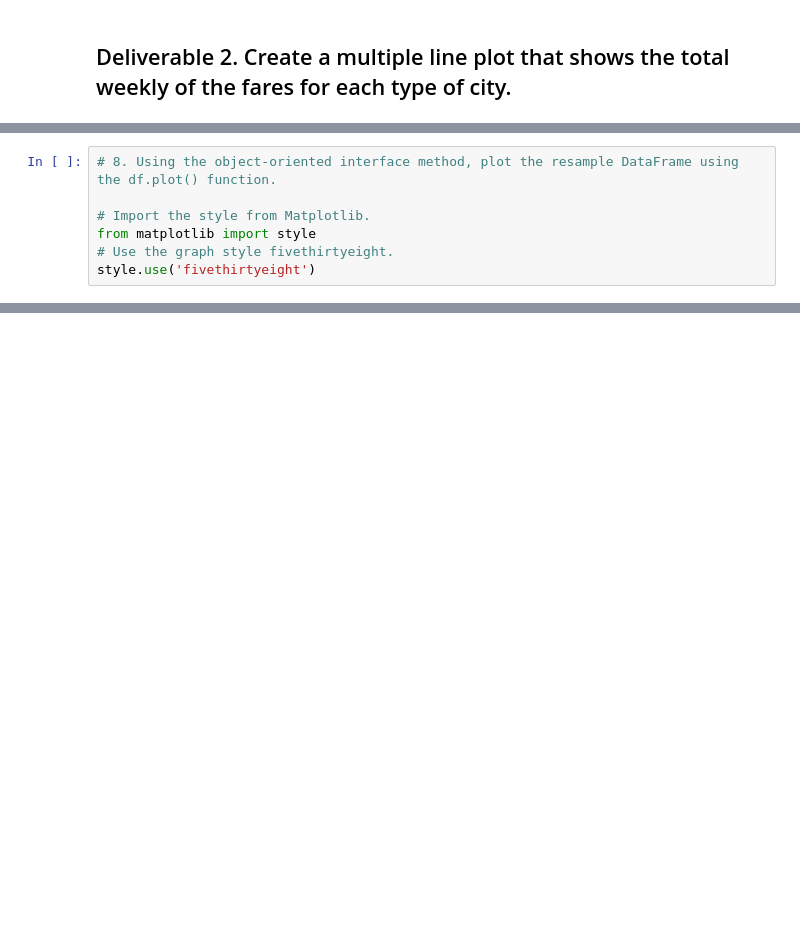
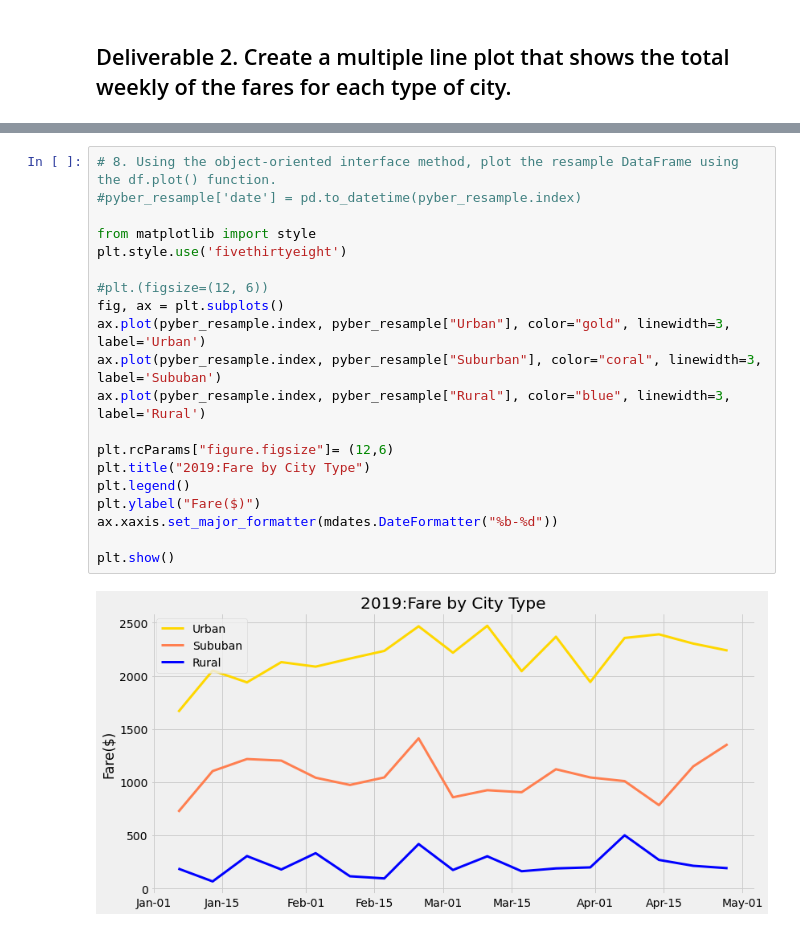
Before and after one commit to nabilram/pyber_analytics, a Jupyter notebook: PyBer_Challenge.ipynb, the cells around one changed output, grey strips where cells are left out. Drawn from its saved outputs; the diff is of its cells as text; blank space fills up the shorter version.

```diff
--- a/PyBer_Challenge.ipynb
+++ b/PyBer_Challenge.ipynb
@@ -146,7 +58,0 @@ pyber_weekly_df.index = pd.to_datetime(pyber_weekly_df.index)
-# %%
-# 8. Using the object-oriented interface method, plot the resample DataFrame using the df.plot() function.
-
-# Import the style from Matplotlib.
-from matplotlib import style
-# Use the graph style fivethirtyeight.
-style.use('fivethirtyeight')
@@ -152,0 +112,22 @@ style.use('fivethirtyeight')
+# %%
+# 8. Using the object-oriented interface method, plot the resample DataFrame using the df.plot() function.
+#pyber_resample['date'] = pd.to_datetime(pyber_resample.index)
+
+from matplotlib import style
+plt.style.use('fivethirtyeight')
+
+#plt.(figsize=(12, 6))
+fig, ax = plt.subplots()
+ax.plot(pyber_resample.index, pyber_resample["Urban"], color="gold", linewidth=3, label='Urban')
+ax.plot(pyber_resample.index, pyber_resample["Suburban"], color="coral", linewidth=3, label='Sububan')
+ax.plot(pyber_resample.index, pyber_resample["Rural"], color="blue", linewidth=3, label='Rural')
+
+plt.rcParams["figure.figsize"]= (12,6)
+plt.title("2019:Fare by City Type")
+plt.legend()
+plt.ylabel("Fare($)")
+ax.xaxis.set_major_formatter(mdates.DateFormatter("%b-%d"))
+
+plt.show()
+# %% [output]
+[figure, added]
```
Also changed, not shown: parts of 22 cells of this notebook.
